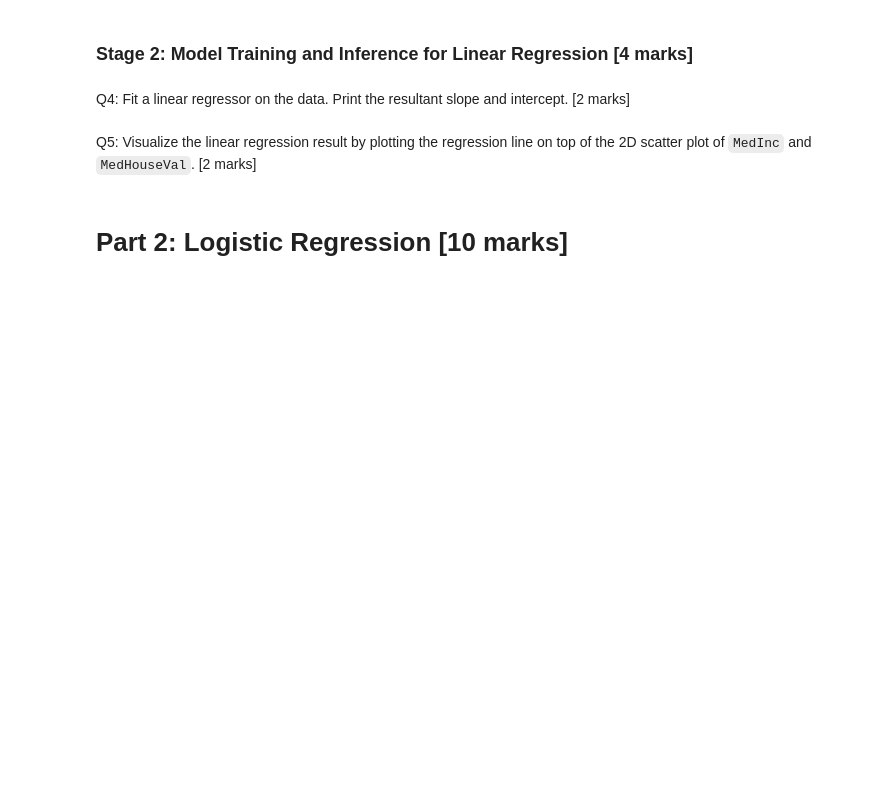
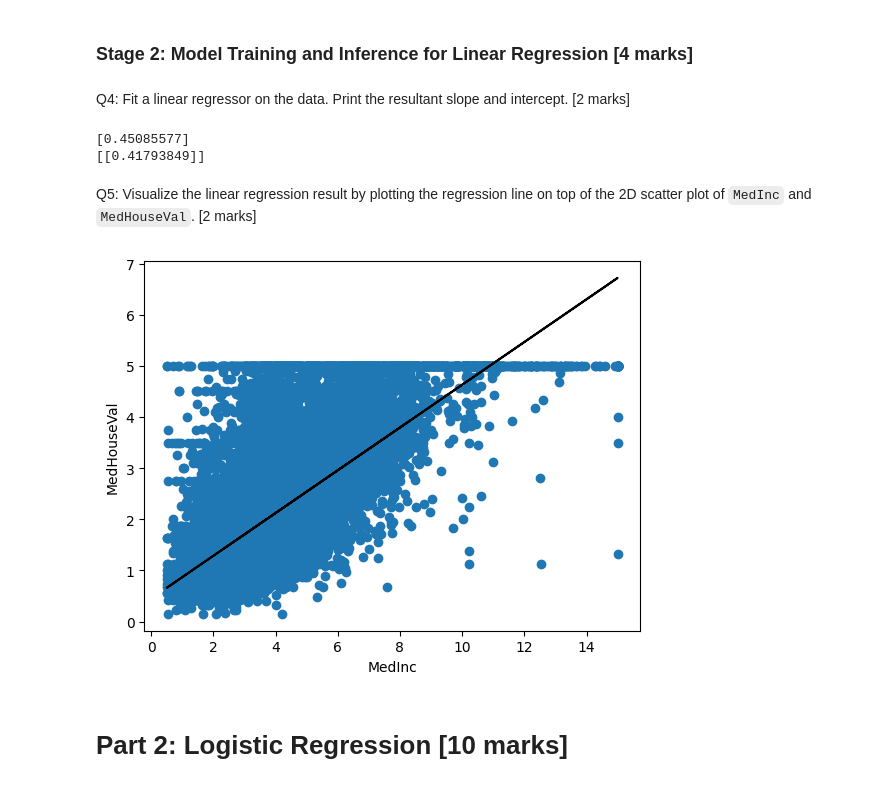
Before and after one commit to subhashiitb/IITKGP-ML, a Jupyter notebook: Assignment/Module1/Module -1 ML Assignment-Starter-Notebook.ipynb, the cells around one changed output. Cells and saved outputs as stored; diff of their text form; code cells hidden in the pictures; blank space fills up the shorter version.

```diff
--- a/Assignment/Module1/Module -1 ML Assignment-Starter-Notebook.ipynb
+++ b/Assignment/Module1/Module -1 ML Assignment-Starter-Notebook.ipynb
@@ -59,2 +83,25 @@ Q4: Fit a linear regressor on the data. Print the resultant slope and intercept.
+# %%
+### YOUR CODE STARTS HERE ###
+
+# create a linear regression object
+LR = LinearRegression()
+
+# Reshape the data the 2D for model
+
+x_2d = x.values.reshape(-1, 1)
+y_2d = y.values.reshape(-1, 1)
+
+# Fit the model
+LR.fit(x_2d, y_2d)
+
+# print the require intercept and coef.
+
+print(LR.intercept_)
+print(LR.coef_)
+
+### YOUR CODE ENDS HERE ###
+# %% [output]
+[0.45085577]
+[[0.41793849]]
 # %% [markdown]
 Q5: Visualize the linear regression result by plotting the regression line on top of the 2D scatter plot of `MedInc` and `MedHouseVal`. [2 marks]
@@ -65,3 +108,20 @@ Q5: Visualize the linear regression result by plotting the regression line on to
+# %%
+### YOUR CODE STARTS HERE ###
+
+# First print the original plot
+plt.scatter(x, y)
+plt.xlabel('MedInc')
+plt.ylabel('MedHouseVal')
+
+# Add the linear line to this existing plot.
+
+plt.plot(x_2d, 0.45085577 + 0.41793849*x_2d, 'black')
+plt.show()
+
+
+### YOUR CODE ENDS HERE ###
+# %% [output]
+[figure, added]
 # %% [markdown]
 # Part 2: Logistic Regression [10 marks]
 # %%
```
Also changed, not shown: parts of 6 cells of this notebook.
